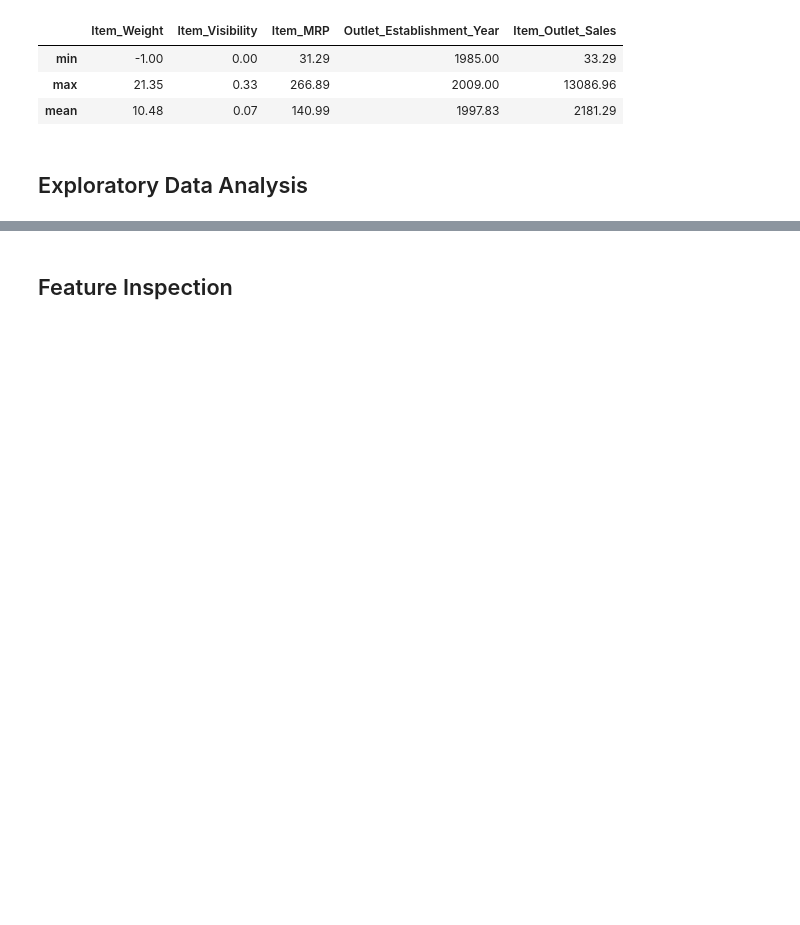
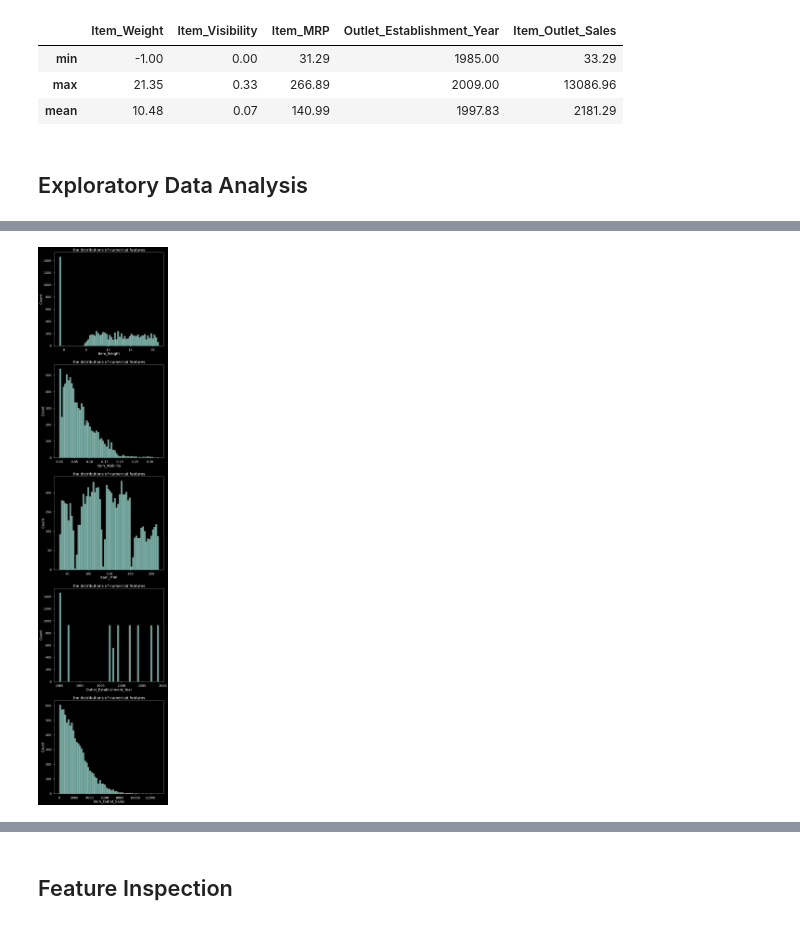
Before and after one commit to Al-Tayeb96/Prediction-of-Product-Sales, a Jupyter notebook: Prediction_of_Product_Sales.ipynb, the cells around one changed output, grey strips where cells are left out. Cells and saved outputs as stored; diff of their text form; code cells hidden in the pictures; blank space fills up the shorter version.

```diff
--- a/Prediction_of_Product_Sales.ipynb
+++ b/Prediction_of_Product_Sales.ipynb
@@ -259,0 +281,10 @@ numric_df.loc[req_num]
+# %%
+i=0
+fig,axes=plt.subplots(len(num_cols),figsize=(10,50))
+for cols in num_cols:
+   ax=sns.histplot(df_sales,x=cols,bins=60,ax=axes[i])
+
+   ax.set(xlabel=f"{cols}",title="the distributions of numerical features")
+   i=i+1
+# %% [output]
+[figure, added]
```
Also changed, not shown: parts of 15 cells of this notebook.
